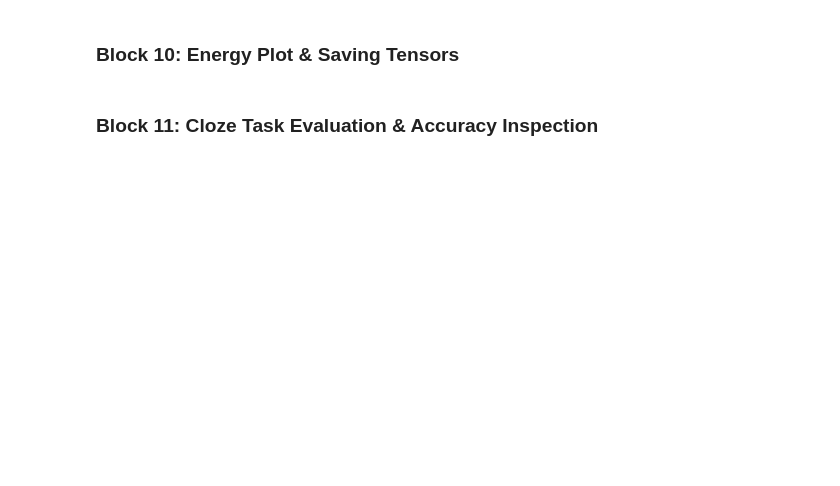
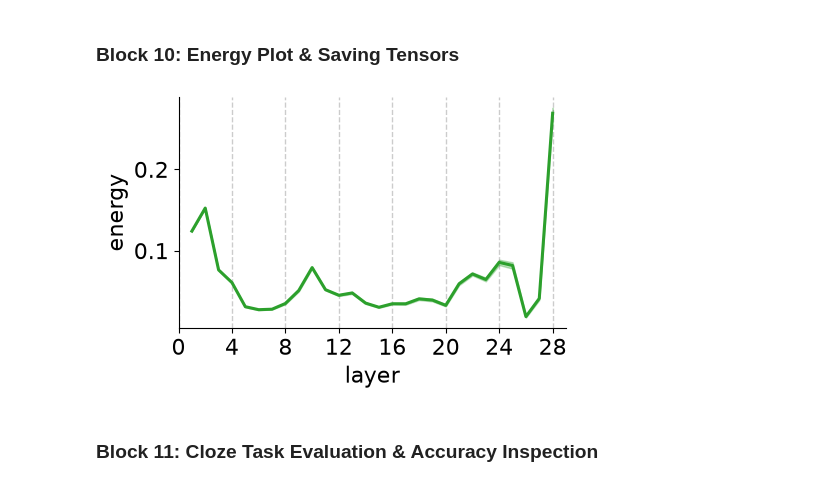
Before and after one commit to LEZEgit/btp-concept-space-language-analysis, a Jupyter notebook: Translation_Experiment_IND/Cloze Experiment/new_experiment_Cloze.ipynb, the cells around one changed output. Cells and saved outputs as stored; diff of their text form; code cells hidden in the pictures; blank space fills up the shorter version.

```diff
--- a/Translation_Experiment_IND/Cloze Experiment/new_experiment_Cloze.ipynb
+++ b/Translation_Experiment_IND/Cloze Experiment/new_experiment_Cloze.ipynb
@@ -86,10 +87,14 @@ torch.manual_seed(seed)
 # %% [markdown]
 ### Block 3: Parameters & Cloze Task Setup
 # %%
-target_lang = 'pun'  # e.g., 'pun', 'mar', 'ben', 'tel', 'tam'
+target_lang = 'guj'  # e.g., 'hi', 'pun', 'mar', 'ben', 'guj'
 model_size = '2b'
-custom_model = 'sarvamai/sarvam-2b-v0.5'
+#custom_model = 'sarvamai/sarvam-2b-v0.5'
+custom_model = 'google/gemma-7b'
 out_dir = './visuals'
 hf_token = None  # Or your HF token string if needed
+# Define candidate languages to track simultaneously
+candidate_langs = set(['en', 'hi', target_lang])
+print(f"Running Cloze task for target language: {target_lang} with candidates: {candidate_langs}")
 
 print(f"Running Cloze task for target language: {target_lang} using model {custom_model}")
@@ -292,16 +351,18 @@ plt.show()
 # %%
 fig, ax2 = plt.subplots(figsize=(5, 3))
 plot_ci(ax2, energy, 'energy', color='tab:green', do_lines=True, tik_step=tik_step)
 ax2.set_xlabel('layer')
 ax2.set_ylabel('energy')
 ax2.set_xlim(0, num_layers + 1)
 
 plt.savefig(f'{save_path}/{model_size}_{target_lang}_energy.pdf', dpi=300, bbox_inches='tight')
 plt.show()
 
-torch.save(latents, f'{save_path}/{model_size}_{target_lang}_latents.pt')
-torch.save(latent_token_probs, f'{save_path}/{model_size}_{target_lang}_latent_probs.pt')
-torch.save(out_token_probs, f'{save_path}/{model_size}_{target_lang}_out_probs.pt')
+# torch.save(latents, f'{save_path}/{model_size}_{target_lang}_latents.pt')
+# torch.save(latent_token_probs, f'{save_path}/{model_size}_{target_lang}_latent_probs.pt')
+# torch.save(out_token_probs, f'{save_path}/{model_size}_{target_lang}_out_probs.pt')
+# %% [output]
+[figure, added]
 # %% [markdown]
 ### Block 11: Cloze Task Evaluation & Accuracy Inspection
 # %%
```
Also changed, not shown: parts of 11 cells of this notebook, 44 other files.
